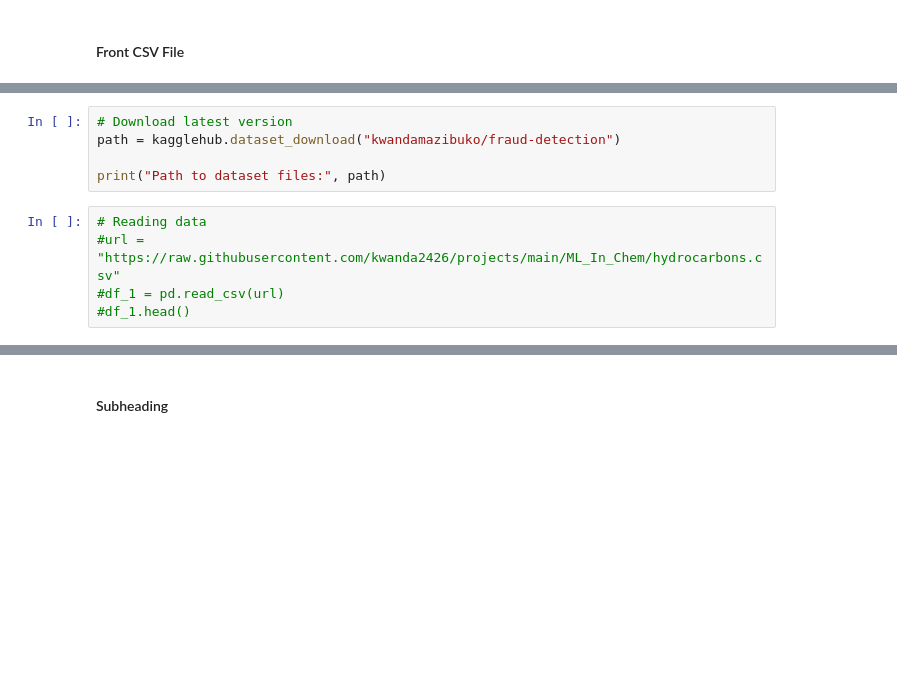
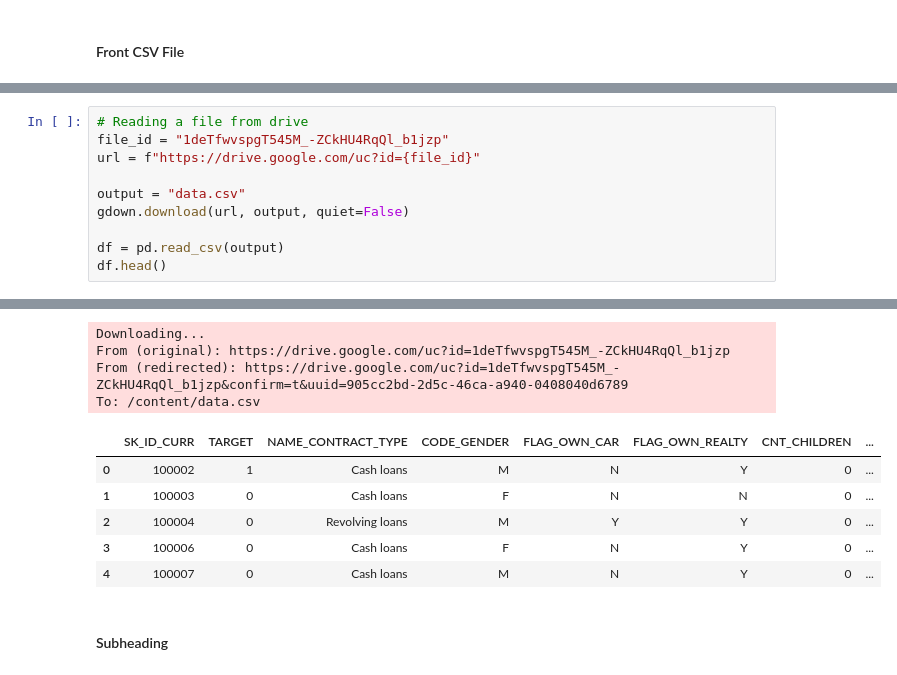
Before and after one commit to kwanda2426/ACML_26_P1, a Jupyter notebook: Models/Starter_notebook.ipynb, the cells around one changed output, grey strips where cells are left out. Drawn from its saved outputs; the diff is of its cells as text; blank space fills up the shorter version.

```diff
--- a/Models/Starter_notebook.ipynb
+++ b/Models/Starter_notebook.ipynb
@@ -85,10 +52,11 @@ ModuleNotFoundError: No module named 'kagglehub'
-# %%
-# Download latest version
-path = kagglehub.dataset_download("kwandamazibuko/fraud-detection")
-
-print("Path to dataset files:", path)
-# %%
-# Reading data
-#url = "https://raw.githubusercontent.com/kwanda2426/projects/main/ML_In_Chem/hydrocarbons.csv"
-#df_1 = pd.read_csv(url)
-#df_1.head()
+# %%
+# Reading a file from drive
+file_id = "1deTfwvspgT545M_-ZCkHU4RqQl_b1jzp"
+url = f"https://drive.google.com/uc?id={file_id}"
+
+output = "data.csv"
+gdown.download(url, output, quiet=False)
+
+df = pd.read_csv(output)
+df.head()
+# %% [output]
@@ -95,3 +75,13 @@ print("Path to dataset files:", path)
+Downloading...
+From (original): https://drive.google.com/uc?id=1deTfwvspgT545M_-ZCkHU4RqQl_b1jzp
+From (redirected): https://drive.google.com/uc?id=1deTfwvspgT545M_-ZCkHU4RqQl_b1jzp&confirm=t&uuid=905cc2bd-2d5c-46ca-a940-0408040d6789
+To: /content/data.csv
+|  | SK_ID_CURR | TARGET | NAME_CONTRACT_TYPE | CODE_GENDER | FLAG_OWN_CAR | FLAG_OWN_REALTY | CNT_CHILDREN | ... |
+| 0 | 100002 | 1 | Cash loans | M | N | Y | 0 | ... |
+| 1 | 100003 | 0 | Cash loans | F | N | N | 0 | ... |
+| 2 | 100004 | 0 | Revolving loans | M | Y | Y | 0 | ... |
+| 3 | 100006 | 0 | Cash loans | F | N | Y | 0 | ... |
+| 4 | 100007 | 0 | Cash loans | M | N | Y | 0 | ... |
 # %% [markdown]
 #### Subheading
 # %% [markdown]
```
Also changed, not shown: parts of 7 cells of this notebook.
